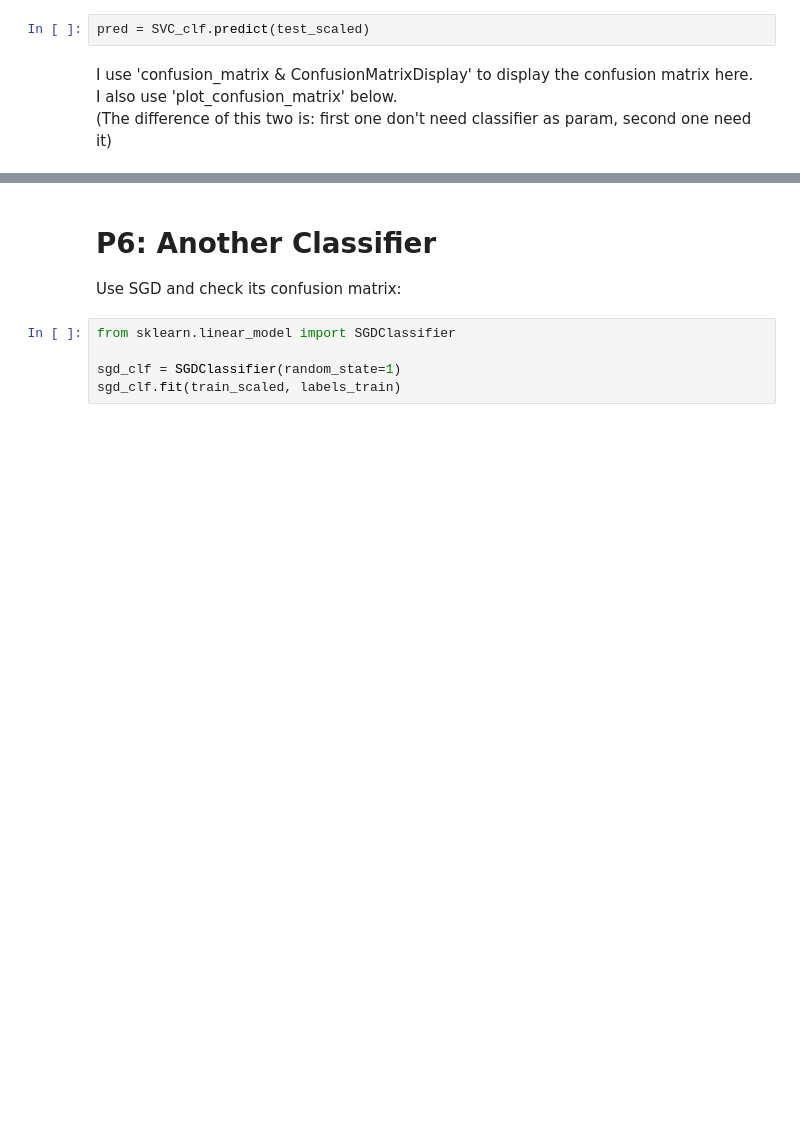
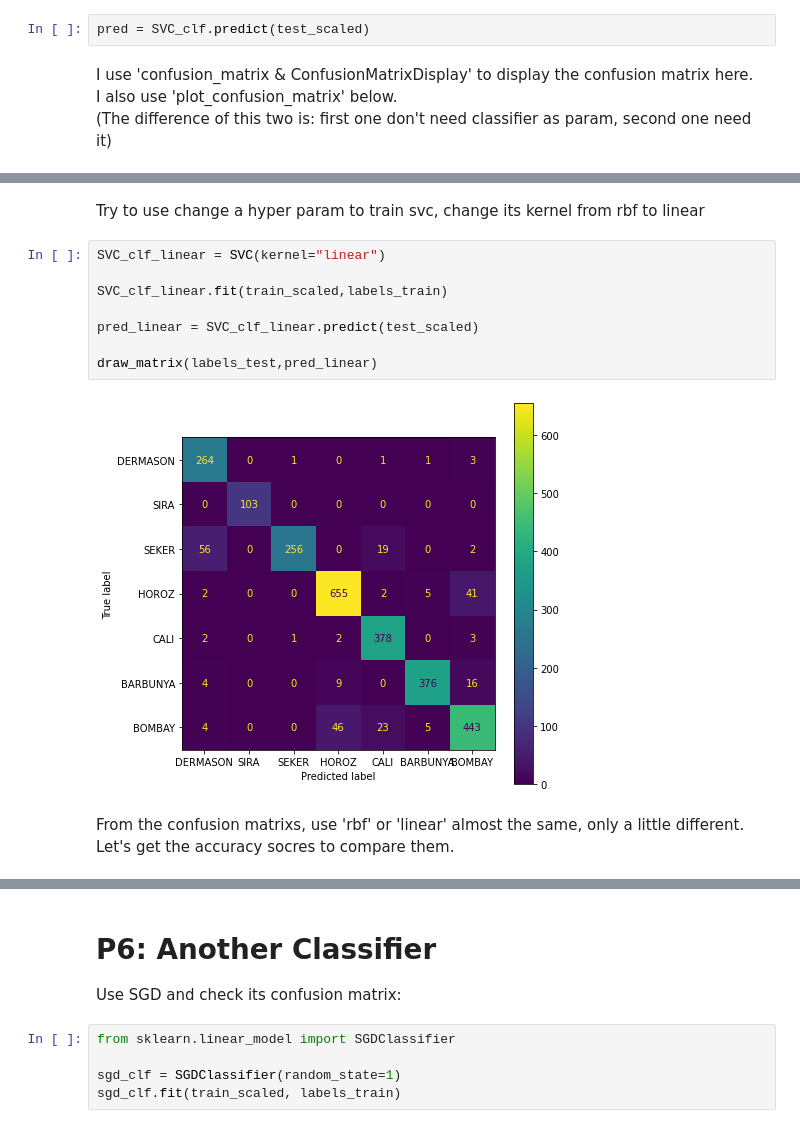
Before and after one commit to tom9672/CITS5508_MachineLearning, a Jupyter notebook: lab02/lab02.ipynb, the cells around one changed output, grey strips where cells are left out. Cells and saved outputs as stored; diff of their text form; blank space fills up the shorter version.

```diff
--- a/lab02/lab02.ipynb
+++ b/lab02/lab02.ipynb
@@ -143,0 +144,14 @@ draw_matrix(labels_test,pred)
+# %% [markdown]
+Try to use change a hyper param to train svc, change its kernel from rbf to linear
+# %%
+SVC_clf_linear = SVC(kernel="linear")
+
+SVC_clf_linear.fit(train_scaled,labels_train)
+
+pred_linear = SVC_clf_linear.predict(test_scaled)
+
+draw_matrix(labels_test,pred_linear)
+# %% [output]
+[figure, added]
+# %% [markdown]
+From the confusion matrixs, use 'rbf' or 'linear' almost the same, only a little different. Let's get the accuracy socres to compare them.
```
Also changed, not shown: parts of 8 cells of this notebook, 1 other file.
